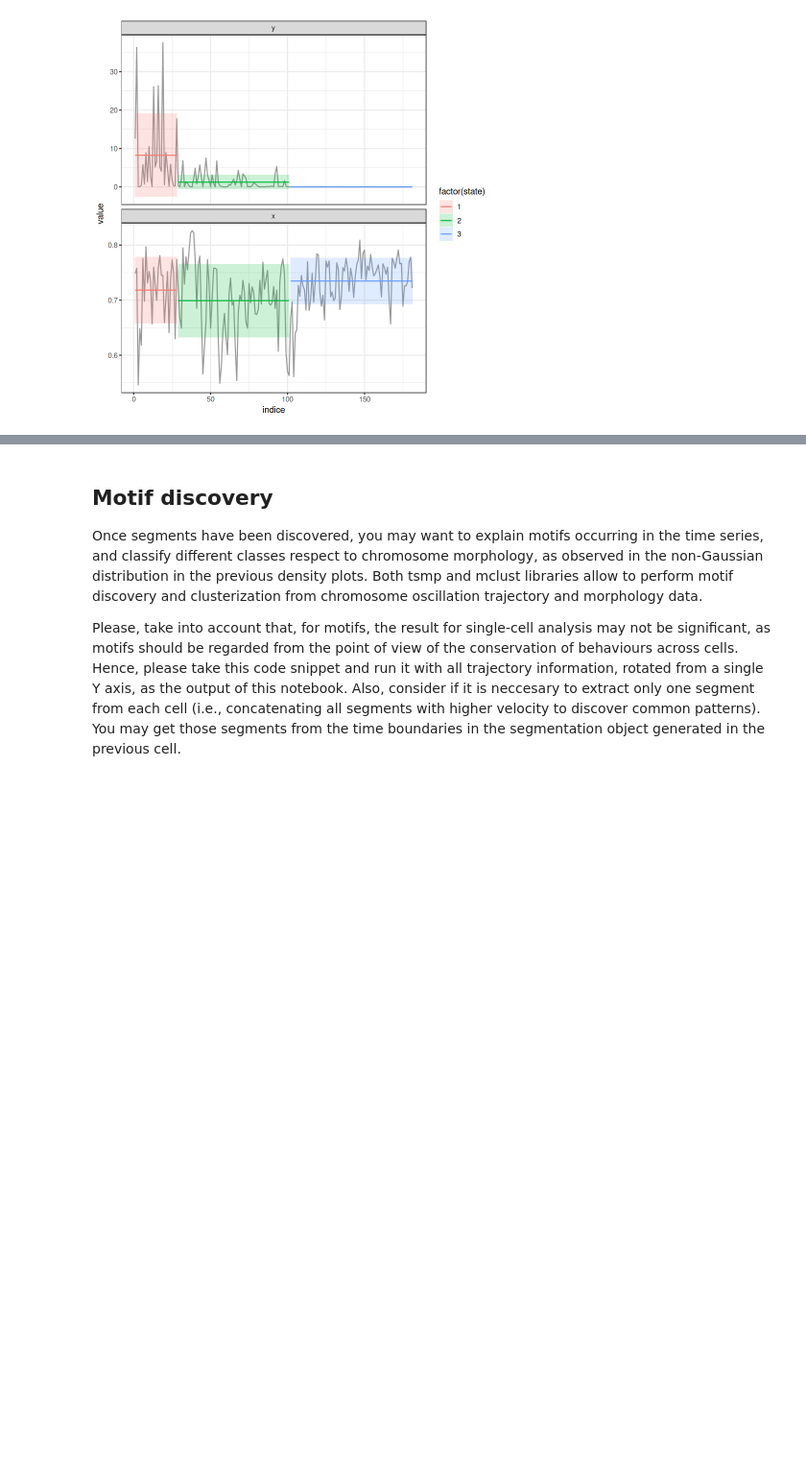
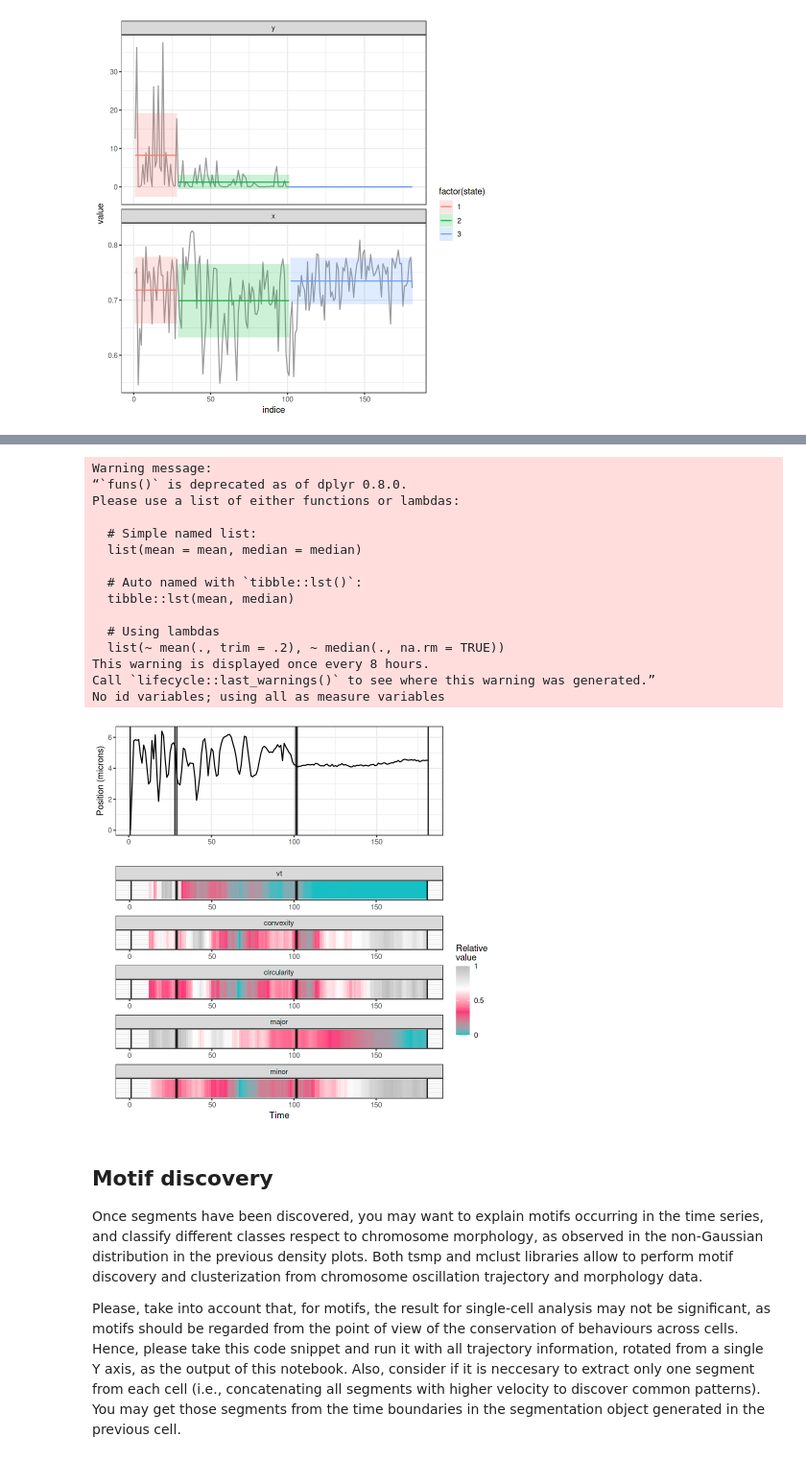
Before and after one commit to danilexn/tronos, a Jupyter notebook: notebooks/TronosAnalysis-SC.ipynb, the cells around one changed output, grey strips where cells are left out. Shown at 96% size. Cells and saved outputs as stored; diff of their text form; code cells hidden in the pictures; blank space fills up the shorter version.

```diff
--- a/notebooks/TronosAnalysis-SC.ipynb
+++ b/notebooks/TronosAnalysis-SC.ipynb
@@ -228,3 +239,59 @@ png
+# %%
+## Moving Average Smoothing parameters
+MA_order <- 12
+
+## Dataframe reordering for facet plotting
+
+df_MA <- data.frame(apply(df[,c("vt","convexity", "circularity", "major","minor")], 2, SMA, n=MA_order))
+df_MA <- df_MA %>% mutate_all(funs((. - min(., na.rm = T))/(max(., na.rm = T) - min(., na.rm = T))))
+df_MA_long <- melt(df_MA)
+Time = rep(1:181, 5)
+
+## Plot generation
+
+### Time series trajectory
+p1 <- ggplot(df, aes(x=frame, y=y)) +
+  geom_line() +
+  xlab("") +
+  ylab("Position (microns)") +
+  theme_bw() +
+  geom_vline(xintercept = c(best.case$end, best.case$begin),
+                 color = "black", size=0.5)
+
+### Moving average values of each morphological descriptor and velocity
+p2 <- ggplot(data=df_MA_long, aes(x=Time, y=1, fill=value, color=variable))   +
+      facet_wrap(~variable, ncol=1, scales='free')  +
+      scale_fill_gradientn(colours=c("#15BFC3", "#FC367A", "white", "gray"),
+                           na.value = "transparent",
+                           breaks=c(0,0.5,1),labels=c(0,0.5,1),
+                           limits=c(0,1)) +
+      theme_bw() +
+      ylab('') +
+      geom_raster() +
+      labs(fill = "Relative\nvalue") +
+      theme(axis.text.y=element_blank(),axis.ticks.y=element_blank()) +
+      geom_vline(xintercept = c(best.case$end, best.case$begin),
+                 color = "black", size=0.5)
+
+### Arranging the plots in the same column for better visualization, using egg library.
+ggarrange(p1,p2, ncol = 1,heights = c(2, 4))
+# %% [output]
+Warning message:
+“`funs()` is deprecated as of dplyr 0.8.0.
+Please use a list of either functions or lambdas:
+
+  # Simple named list:
+  list(mean = mean, median = median)
+
+  # Auto named with `tibble::lst()`:
+  tibble::lst(mean, median)
+
+  # Using lambdas
+  list(~ mean(., trim = .2), ~ median(., na.rm = TRUE))
+This warning is displayed once every 8 hours.
+Call `lifecycle::last_warnings()` to see where this warning was generated.”
+No id variables; using all as measure variables
+[figure, added]
 # %% [markdown]
 ## Motif discovery
 Once segments have been discovered, you may want to explain motifs occurring in the time series, and classify different classes respect to chromosome morphology, as observed in the non-Gaussian distribution in the previous density plots. Both tsmp and mclust libraries allow to perform motif discovery and clusterization from chromosome oscillation trajectory and morphology data.
```
Also changed, not shown: parts of 6 cells of this notebook.
